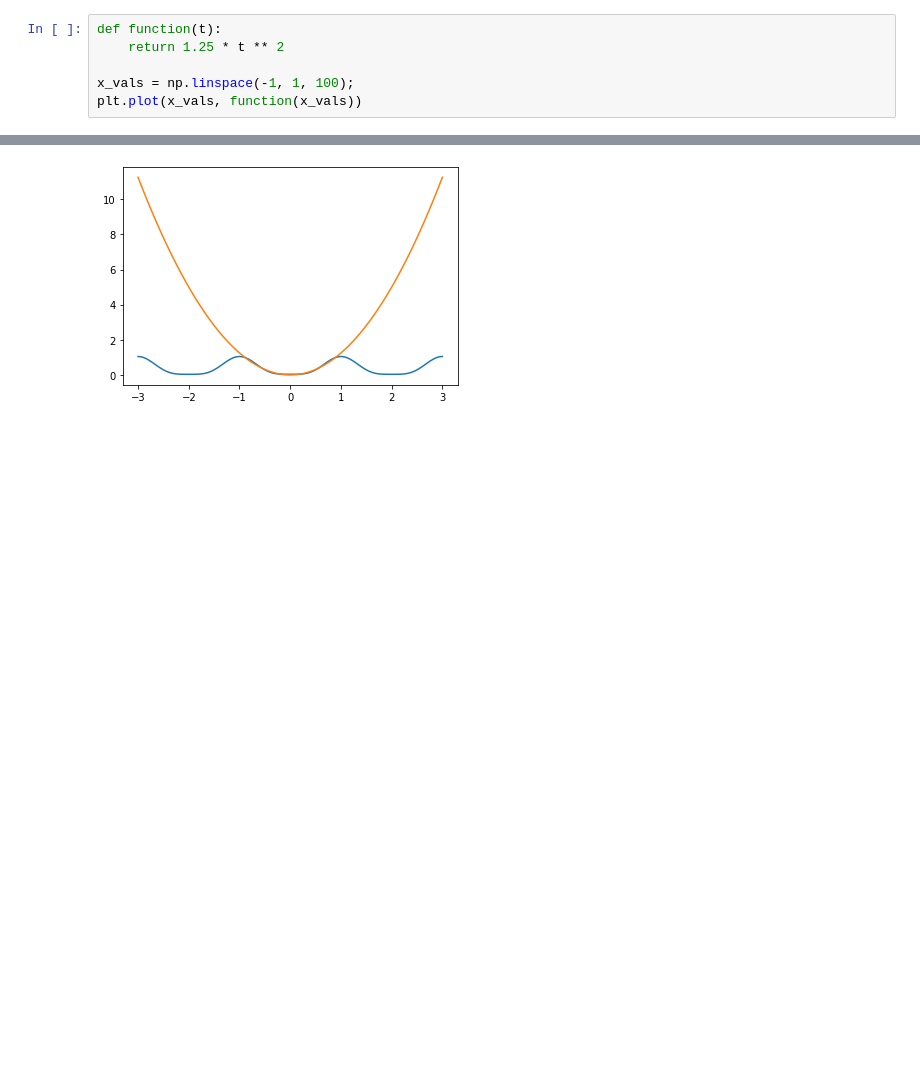
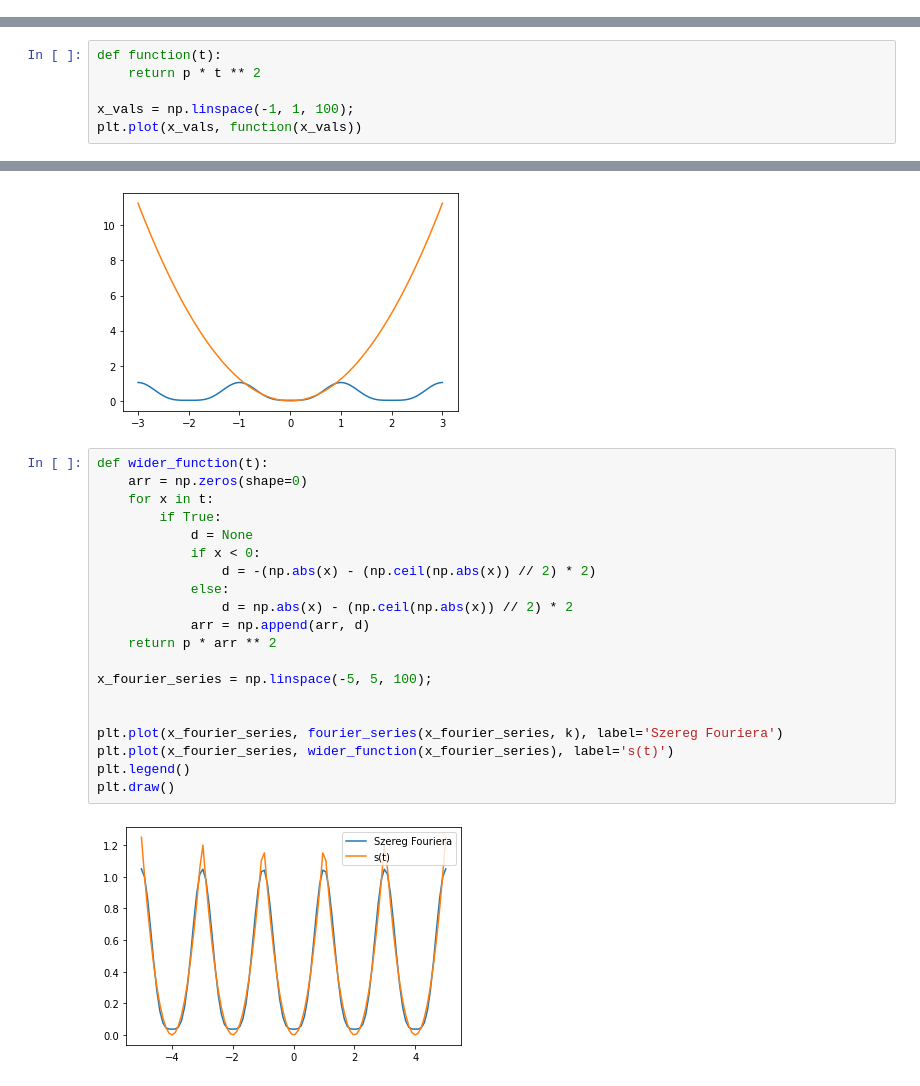
Before and after one commit to Dangermannn/signals, a Jupyter notebook: Malec_artur_160725_lab2.ipynb, the cells around one changed output, grey strips where cells are left out. Cells and saved outputs as stored; diff of their text form; blank space fills up the shorter version.

```diff
--- a/Malec_artur_160725_lab2.ipynb
+++ b/Malec_artur_160725_lab2.ipynb
@@ -3,9 +3,3 @@ import scipy.integrate as integrate
 from numpy.core.function_base import linspace
 import matplotlib.pyplot as plt
 import numpy as np
-# %%
-def function(t):
-    return 1.25 * t ** 2
-
-x_vals = np.linspace(-1, 1, 100);
-plt.plot(x_vals, function(x_vals))
@@ -17,3 +8,9 @@ p = 1.25
 T = 2
 w0 =  2 * np.pi / 2
 k = 2
+# %%
+def function(t):
+    return p * t ** 2
+
+x_vals = np.linspace(-1, 1, 100);
+plt.plot(x_vals, function(x_vals))
@@ -49,3 +49,25 @@ plt.plot(x_fourier_series,
 [<matplotlib.lines.Line2D at 0x...>,
  <matplotlib.lines.Line2D at 0x...>]
 [figure]
+# %%
+def wider_function(t):
+    arr = np.zeros(shape=0)
+    for x in t:
+        if True:
+            d = None
+            if x < 0:
+                d = -(np.abs(x) - (np.ceil(np.abs(x)) // 2) * 2)
+            else:
+                d = np.abs(x) - (np.ceil(np.abs(x)) // 2) * 2
+            arr = np.append(arr, d)
+    return p * arr ** 2
+
+x_fourier_series = np.linspace(-5, 5, 100);
+
+
+plt.plot(x_fourier_series, fourier_series(x_fourier_series, k), label='Szereg Fouriera')
+plt.plot(x_fourier_series, wider_function(x_fourier_series), label='s(t)')
+plt.legend()
+plt.draw()
+# %% [output]
+[figure, added]
```
Also changed, not shown: parts of 2 cells of this notebook.
